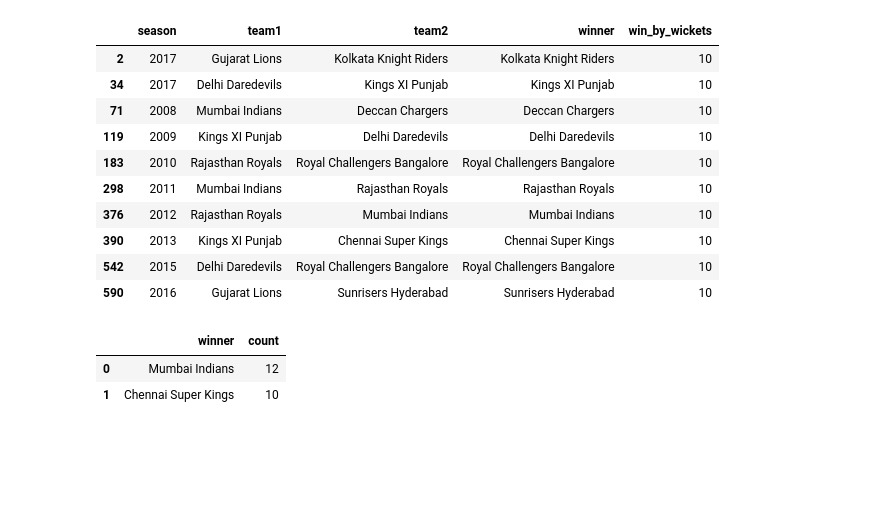
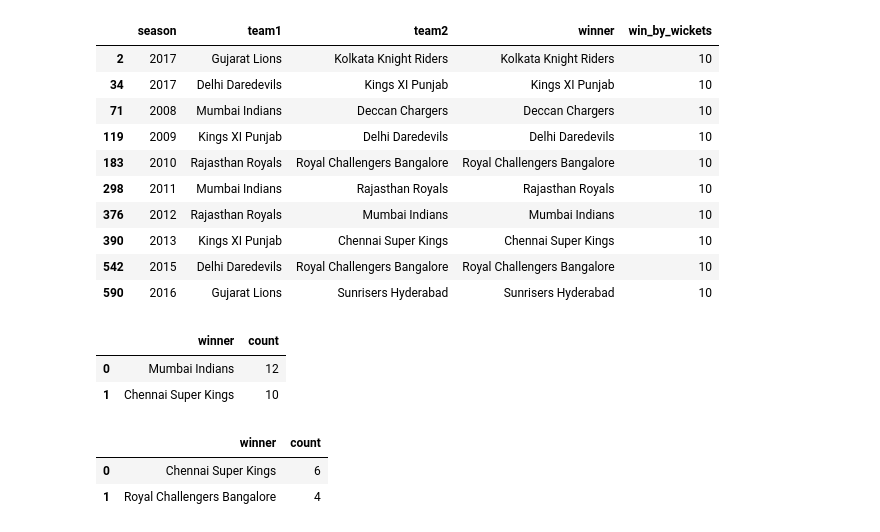
Before and after one commit to pratapsingh23/ipl-data-analysis-pandas, a Jupyter notebook: IPL_data_analysis.ipynb, the cells around one changed output. Saved outputs shown, nothing was run; the diff lists cells and outputs as text; code cells hidden in the pictures; blank space fills up the shorter version.

```diff
--- a/IPL_data_analysis.ipynb
+++ b/IPL_data_analysis.ipynb
@@ -259,3 +261,18 @@ mi_csk['winner'].value_counts().reset_index()
 |  | winner | count |
 | 0 | Mumbai Indians | 12 |
 | 1 | Chennai Super Kings | 10 |
+# %%
+# Rivalries 2. : RCB vs CSK:
+
+# filtering:
+
+rcb_csk = df[((df['team1'] == 'Chennai Super Kings') & (df['team2'] == 'Royal Challengers Bangalore')) |
+            ((df['team1'] == 'Royal Challengers Bangalore') & (df['team2']) == 'Chennai Super Kings')]
+
+# Head to head win count:
+
+rcb_csk['winner'].value_counts().reset_index()
+# %% [output]
+|  | winner | count |
+| 0 | Chennai Super Kings | 6 |
+| 1 | Royal Challengers Bangalore | 4 |
```
Also changed, not shown: parts of 2 cells of this notebook.
